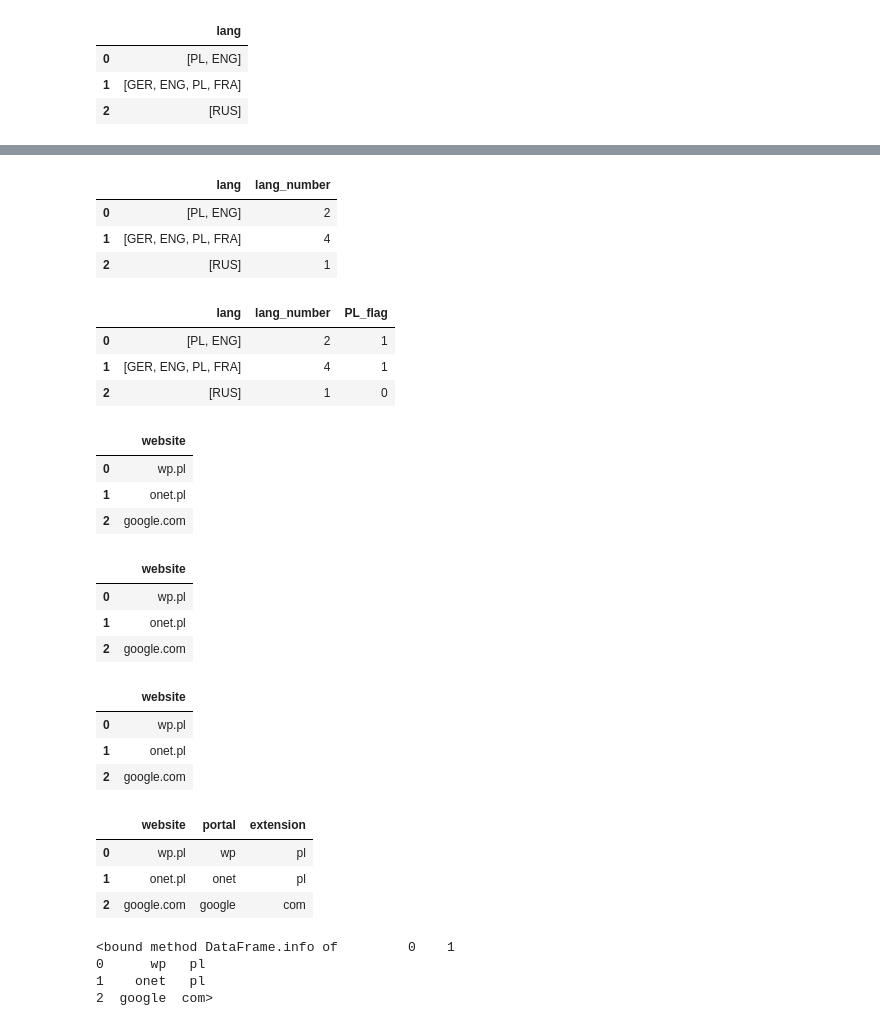
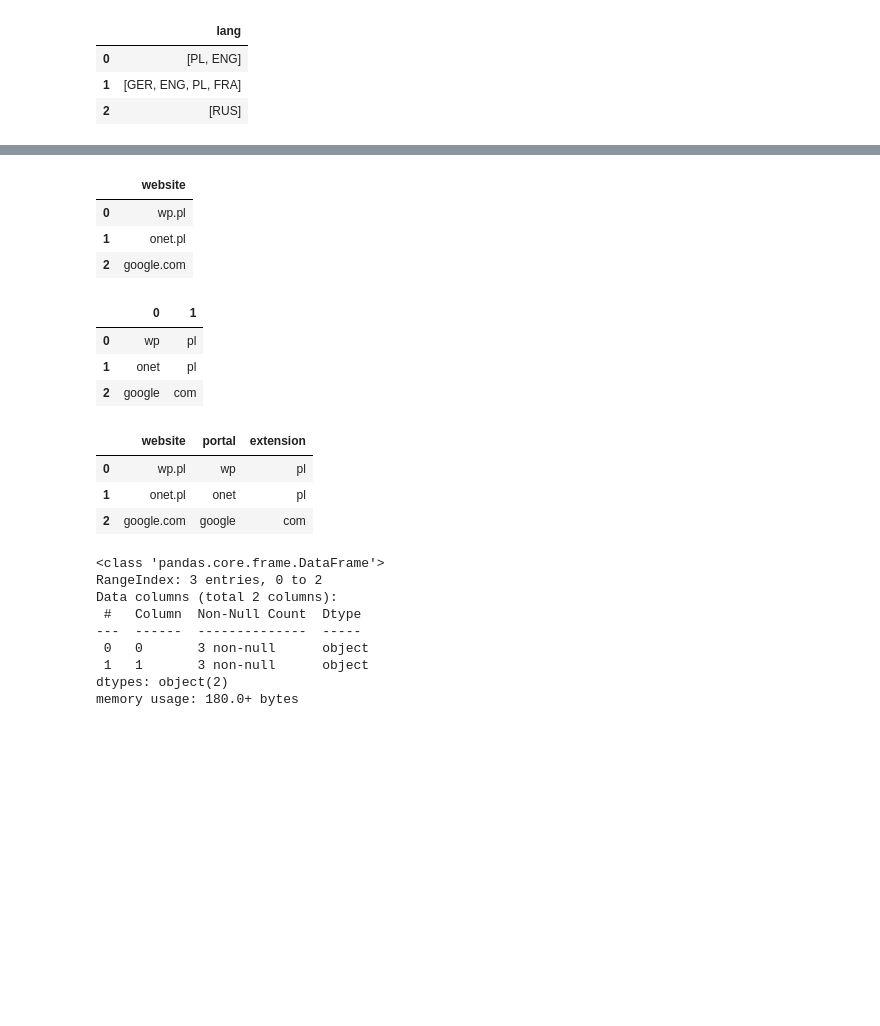
Before and after one commit to KarolinaK-14/ML, a Jupyter notebook: feature_extraction.ipynb, the cells around one changed output, grey strips where cells are left out. Saved outputs shown, nothing was run; the diff lists cells and outputs as text; code cells hidden in the pictures; blank space fills up the shorter version.

```diff
--- a/feature_extraction.ipynb
+++ b/feature_extraction.ipynb
@@ -170,18 +208,3 @@ dtype: int64
-# %%
-df
-# %% [output]
-|  | lang | lang_number |
-| 0 | [PL, ENG] | 2 |
-| 1 | [GER, ENG, PL, FRA] | 4 |
-| 2 | [RUS] | 1 |
-# %%
-df['PL_flag'] = df['lang'].apply(lambda x: 1 if 'PL' in x else 0)
-df
-# %% [output]
-|  | lang | lang_number | PL_flag |
-| 0 | [PL, ENG] | 2 | 1 |
-| 1 | [GER, ENG, PL, FRA] | 4 | 1 |
-| 2 | [RUS] | 1 | 0 |
 # %%
 df = pd.DataFrame(data={'website': ['wp.pl', 'onet.pl', 'google.com']})
 df
@@ -191,19 +214,13 @@ df
 | 1 | onet.pl |
 | 2 | google.com |
 # %%
-df.website.str.split('.', expand=True)
-df
+# df.website.str.split('.', expand=True)
+# df
+new = df.website.str.split('.', expand=True)
+new
 # %% [output]
-|  | website |
-| 0 | wp.pl |
-| 1 | onet.pl |
-| 2 | google.com |
+|  | 0 | 1 |
+| 0 | wp | pl |
+| 1 | onet | pl |
+| 2 | google | com |
-# %%
-df.website.str.split('.', expand=True)
-df
-# %% [output]
-|  | website |
-| 0 | wp.pl |
-| 1 | onet.pl |
-| 2 | google.com |
 # %%
@@ -216,10 +232,15 @@ df
 | 0 | wp.pl | wp | pl |
 | 1 | onet.pl | onet | pl |
 | 2 | google.com | google | com |
-# %%
-print (new.info)
-# %% [output]
-<bound method DataFrame.info of         0    1
-0      wp   pl
-1    onet   pl
-2  google  com>
+# %%
+new.info()
+# %% [output]
+<class 'pandas.core.frame.DataFrame'>
+RangeIndex: 3 entries, 0 to 2
+Data columns (total 2 columns):
+ #   Column  Non-Null Count  Dtype
+---  ------  --------------  -----
+ 0   0       3 non-null      object
+ 1   1       3 non-null      object
+dtypes: object(2)
+memory usage: 180.0+ bytes
```
Also changed, not shown: parts of 16 cells of this notebook.
